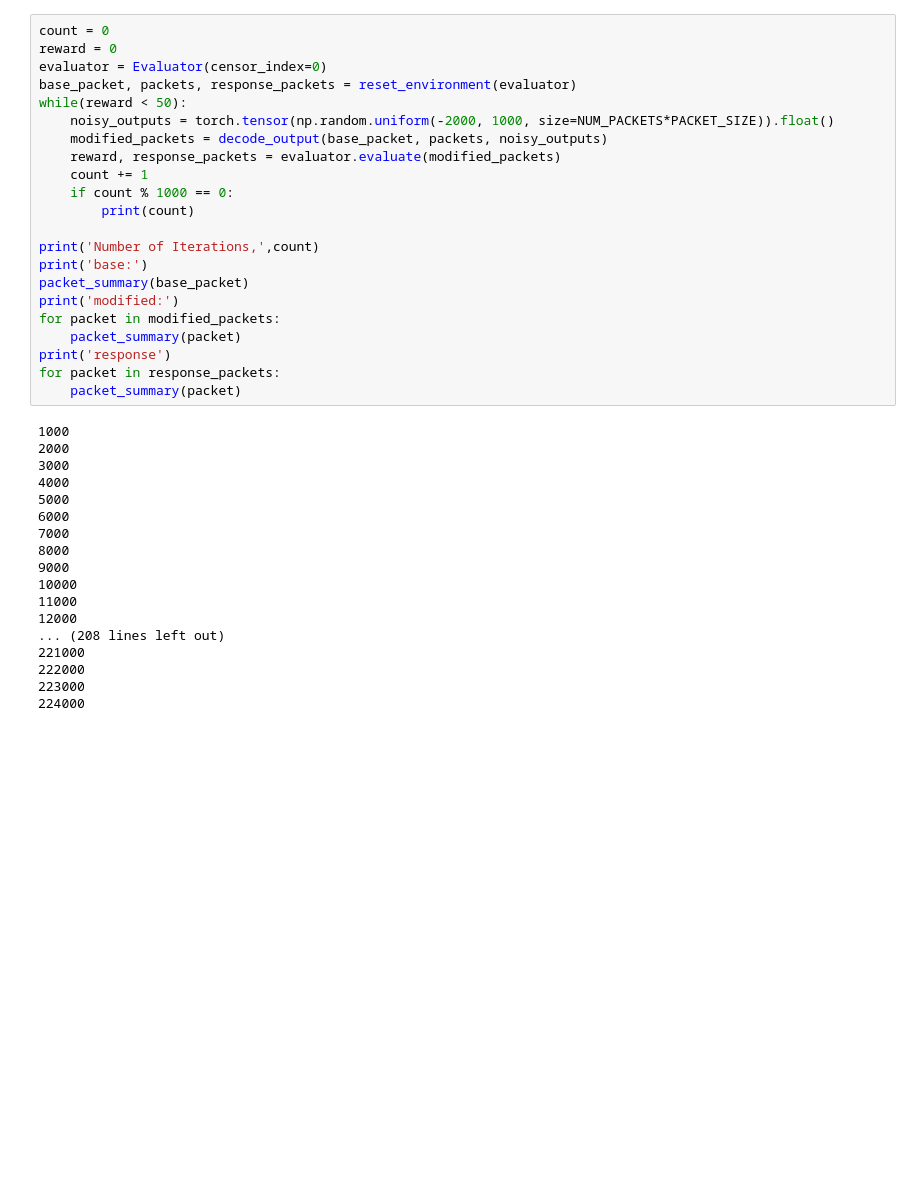
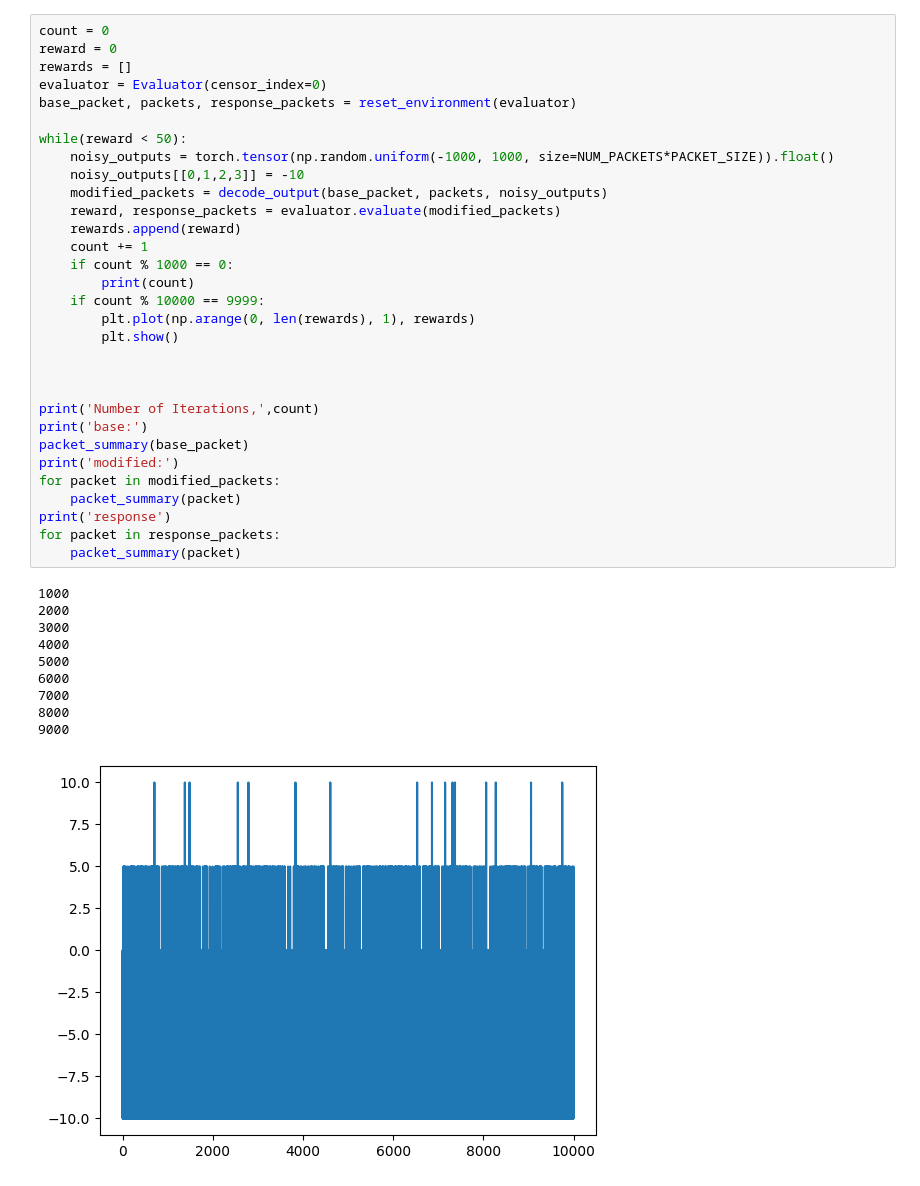
Before and after one commit to ckia25/rl-censor, a Jupyter notebook: random_test.ipynb, the cells around one changed output. Saved outputs shown, nothing was run; the diff lists cells and outputs as text; blank space fills up the shorter version.

```diff
--- a/random_test.ipynb
+++ b/random_test.ipynb
@@ -6,40 +7,42 @@ from packet import packet_summary
 # %%
 count = 0
 reward = 0
+rewards = []
 evaluator = Evaluator(censor_index=0)
 base_packet, packets, response_packets = reset_environment(evaluator)
+
 while(reward < 50):
-    noisy_outputs = torch.tensor(np.random.uniform(-2000, 1000, size=NUM_PACKETS*PACKET_SIZE)).float()
+    noisy_outputs = torch.tensor(np.random.uniform(-1000, 1000, size=NUM_PACKETS*PACKET_SIZE)).float()
+    noisy_outputs[[0,1,2,3]] = -10
     modified_packets = decode_output(base_packet, packets, noisy_outputs)
     reward, response_packets = evaluator.evaluate(modified_packets)
+    rewards.append(reward)
     count += 1
     if count % 1000 == 0:
         print(count)
+    if count % 10000 == 9999:
+        plt.plot(np.arange(0, len(rewards), 1), rewards)
+        plt.show()
+
+
 
 print('Number of Iterations,',count)
 print('base:')
 packet_summary(base_packet)
 print('modified:')
 for packet in modified_packets:
     packet_summary(packet)
 print('response')
 for packet in response_packets:
     packet_summary(packet)
 # %% [output]
 1000
 2000
 3000
 4000
 5000
 6000
 7000
 8000
 9000
-10000
-11000
-12000
-... (208 lines left out)
-221000
-222000
-223000
-224000
+[figure, added]
```
Also changed, not shown: parts of 3 cells of this notebook, 8 other files.
